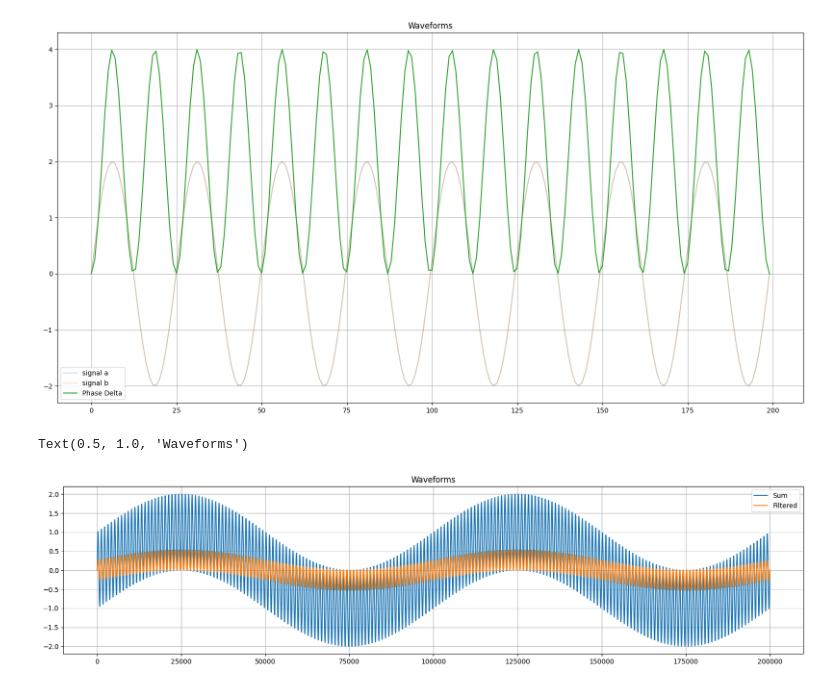
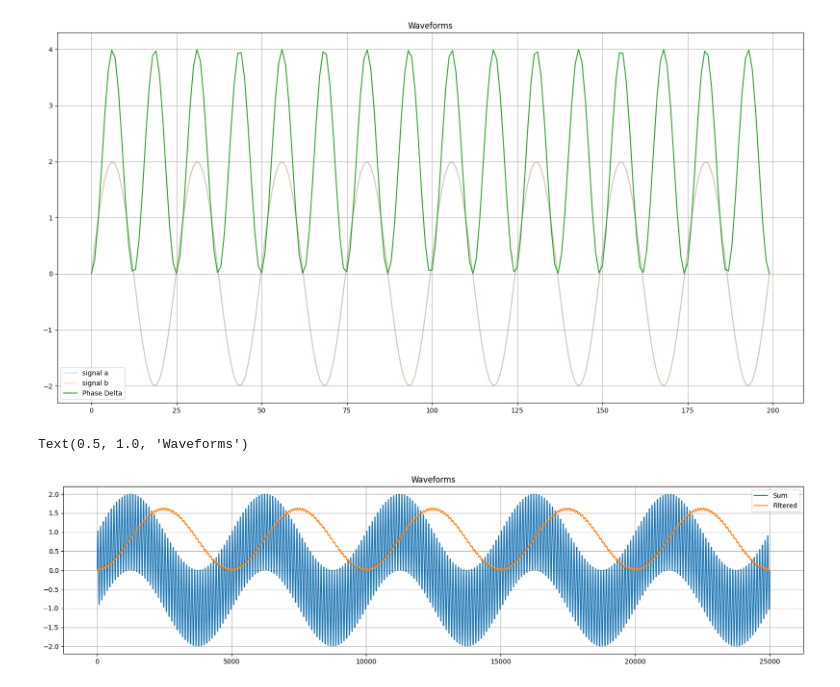
Before and after one commit to stevester94/notebooks, a Jupyter notebook: PLL.ipynb, the cells around one changed output. Saved outputs shown, nothing was run; the diff lists cells and outputs as text; code cells hidden in the pictures.

```diff
--- a/PLL.ipynb
+++ b/PLL.ipynb
@@ -86,7 +86,7 @@ K_p = 0.2667
 K_i = 0.0178
 K_0 = 1
 
-fs = 100
+fs = 10000
 duration_secs = 2
 t = np.linspace(0,duration_secs, int(duration_secs*fs))
 
@@ -179,36 +179,36 @@ class LoopFilter:
 #         return self.integrator
         return self.K_p * e_D + self.integrator
 
-K_p = 0.2667
-K_i = 0.0178
+K_p = 0.025
+K_i = 5
 # K_i = 1.0
 
-fs = 100000
-duration_secs = 2
+fs = 5000
+duration_secs = 5
 t = np.linspace(0,duration_secs, int(duration_secs*fs))
 
 a = 1.0 * np.sin( 2*np.pi * 1*t )
-b = 1.00 * np.sin( 2*np.pi * 100*t )
+b = 1.00 * np.sin( 2*np.pi * 50*t )
 s = a+b
 
 pd = PhaseDetector()
 lf = LoopFilter( K_i, K_p )
 
 phase = []
 filtered = []
 for i in range(len(a)):
     filtered.append ( lf.proc( s[i] ) )
     # Create a Figure
 fig = plt.figure()
 fig.set_figheight(10)
 fig.set_figwidth(20)
 
 ax2 = fig.add_subplot(211)
 ax2.plot(s, label='Sum')
 ax2.plot(filtered, label='Filtered')
 plt.grid()
 plt.legend()
 ax2.set_title('Waveforms')
 # %% [output]
 Text(0.5, 1.0, 'Waveforms')
-[figure, old version]
+[figure, new version]
```
Also changed, not shown: parts of 1 cell of this notebook.
